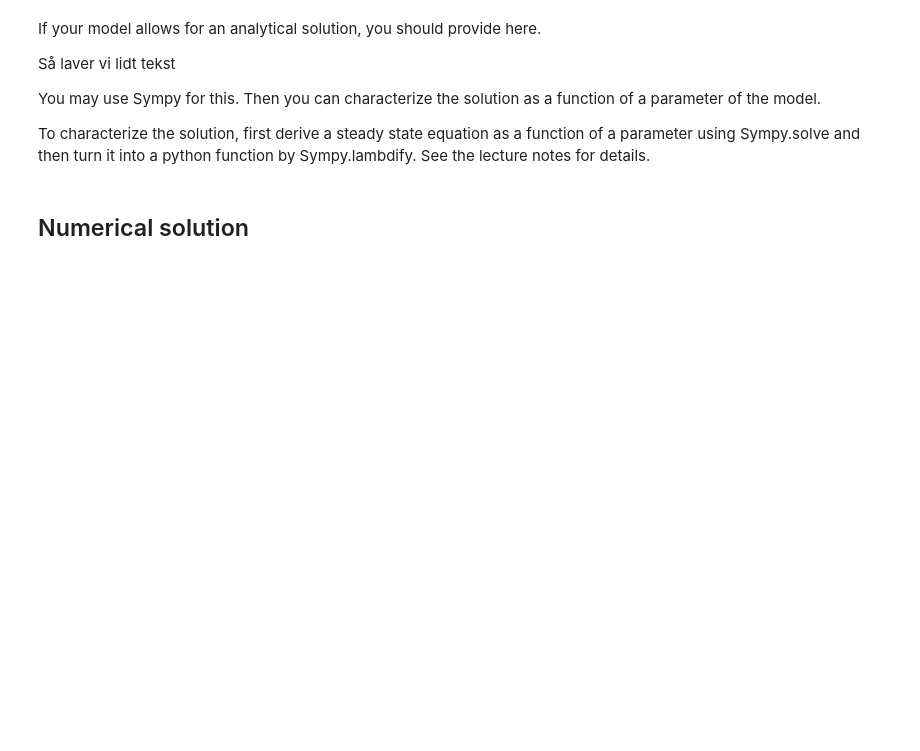
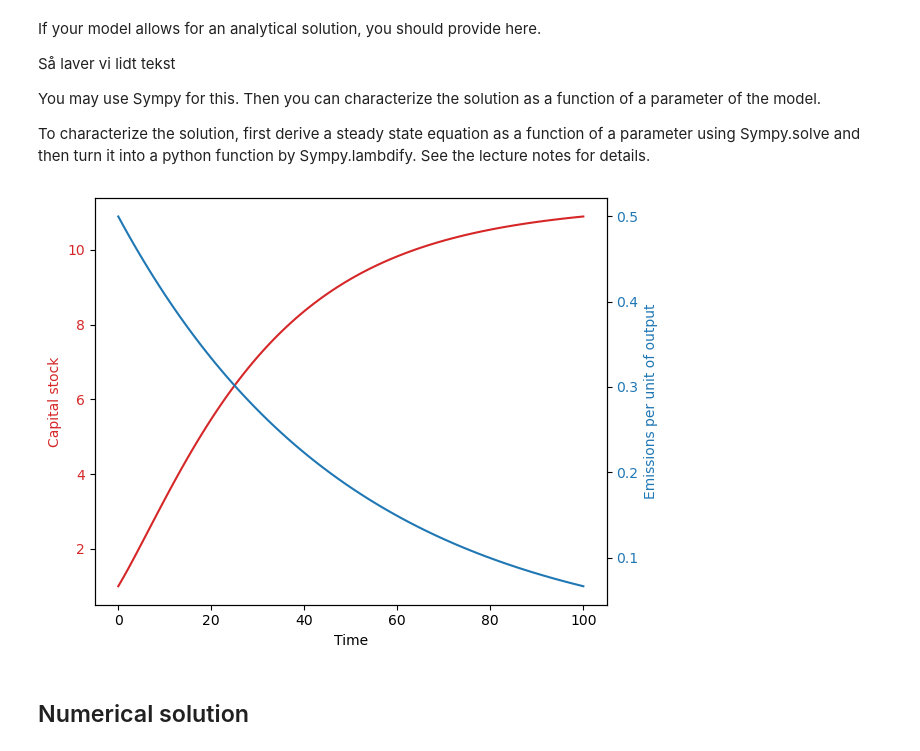
Before and after one commit to NumEconCopenhagen/projects-2023-ctrl-alt-elite, a Jupyter notebook: modelproject/modelproject.ipynb, the cells around one changed output. Drawn from its saved outputs; the diff is of its cells as text; code cells hidden in the pictures; blank space fills up the shorter version.

```diff
--- a/modelproject/modelproject.ipynb
+++ b/modelproject/modelproject.ipynb
@@ -34,6 +35,57 @@ Så laver vi lidt tekst
 You may use Sympy for this. Then you can characterize the solution as a function of a parameter of the model.
 
 To characterize the solution, first derive a steady state equation as a function of a parameter using Sympy.solve and then turn it into a python function by Sympy.lambdify. See the lecture notes for details.
+# %%
+import numpy as np
+import matplotlib.pyplot as plt
+
+# Define the parameters of the green Solow model
+s = 0.3     # savings rate
+n = 0.02    # population growth rate
+delta = 0.05    # capital depreciation rate
+alpha = 0.4     # capital share of output
+A = 1       # total factor productivity
+k0 = 1      # initial capital stock
+T = 100     # number of time periods
+g = 0.02    # technological progress rate
+b = 0.1     # energy efficiency parameter
+e0 = 0.5    # initial emissions per unit of output
+
+# Define the function that describes the green Solow model
+def green_solow_model(k, s, n, delta, alpha, A, g, b, e):
+    return s*A*(k**alpha)*(1-b*e) - (delta+n)*k
+
+# Create arrays to store the values of k and e over time
+k = np.zeros(T+1)
+k[0] = k0
+e = np.zeros(T+1)
+e[0] = e0
+
+# Iterate the green Solow model over time
+for t in range(T):
+    k[t+1] = k[t] + green_solow_model(k[t], s, n, delta, alpha, A, g, b, e[t])
+    e[t+1] = e[t]*(1-g)
+
+# Plot the results
+fig, ax1 = plt.subplots()
+
+color = 'tab:red'
+ax1.set_xlabel('Time')
+ax1.set_ylabel('Capital stock', color=color)
+ax1.plot(range(T+1), k, color=color)
+ax1.tick_params(axis='y', labelcolor=color)
+
+ax2 = ax1.twinx()
+
+color = 'tab:blue'
+ax2.set_ylabel('Emissions per unit of output', color=color)
+ax2.plot(range(T+1), e, color=color)
+ax2.tick_params(axis='y', labelcolor=color)
+
+fig.tight_layout()
+plt.show()
+# %% [output]
+[figure, added]
 # %% [markdown]
 ## Numerical solution
 # %% [markdown]
```
Also changed, not shown: parts of 1 cell of this notebook.
